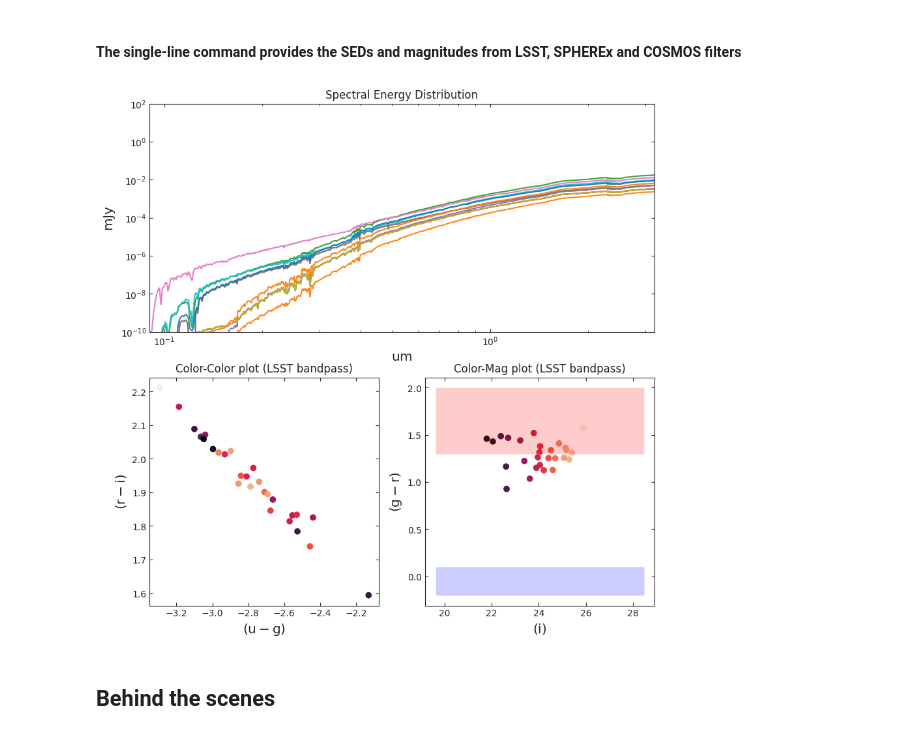
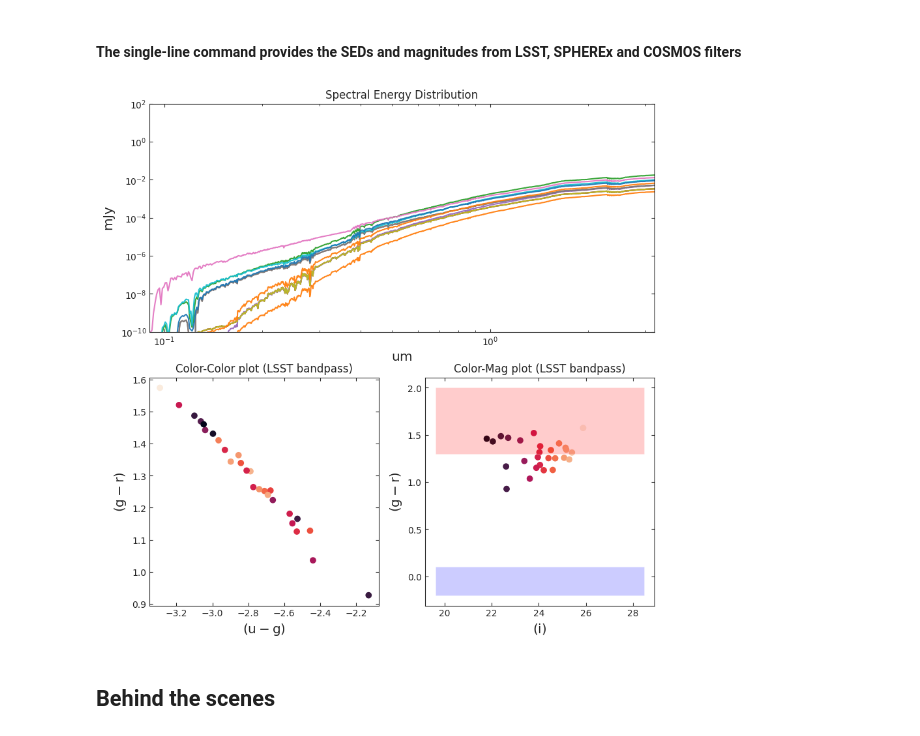
Before and after one commit to nesar/watercolor, a Jupyter notebook: nbs/index.ipynb, the cells around one changed output. Drawn from its saved outputs; the diff is of its cells as text; code cells hidden in the pictures.

```diff
--- a/nbs/index.ipynb
+++ b/nbs/index.ipynb
@@ -79,36 +79,36 @@ ax2.set_title('Color-Mag plot (LSST bandpass)')
 
 np.random.seed(2)
 for gal_id in np.random.randint(0, final_sed_mJy.shape[0], 12):
     ax0.plot(final_wave_um[gal_id], final_sed_mJy[gal_id], label=str(gal_id), alpha=0.94)
 
 ax0.set_xlim(0.09, 3.2)
 ax0.set_ylim(1e-10, 1e2)
 ax0.set_xscale('log')
 ax0.set_yscale('log')
 
 ax0.set_xlabel(r'${\rm um}$', fontsize = 'x-large')
 ax0.set_ylabel(r'${\rm mJy}$', fontsize = 'x-large')
 # ax[0].legend(fontsize='x-large', ncol=3, title='Galaxy number')
 
 u, g, r, i, z, Y = lsst_mags.T
 
-ax1.scatter(u-g, r-i, c=Y)
+ax1.scatter(u-g, g-r, c=Y)
 ax1.set_xlabel(r'${\rm (u-g)}$', fontsize = 'x-large')
-ax1.set_ylabel(r'${\rm (r-i)}$', fontsize = 'x-large')
+ax1.set_ylabel(r'${\rm (g-r)}$', fontsize = 'x-large')
 
 ax2.scatter(i, g-r, c=u)
 ax2.set_xlabel(r'${\rm (i)}$', fontsize = 'x-large')
 ax2.set_ylabel(r'${\rm (g-r)}$', fontsize = 'x-large')
 # ax[2].axhline(y=1.3, color='red')
 # ax[2].axhline(y=0.1, color='blue')
 ax2.fill_between( np.linspace(0.9*i.min(), 1.1*i.max(), 100), 1.3, 2.0,  facecolor='red', alpha=0.2, interpolate=True)
 ax2.fill_between( np.linspace(0.9*i.min(), 1.1*i.max(), 100), -0.2, 0.1,  facecolor='blue', alpha=0.2, interpolate=True)
 
 
 
 plt.show()
 # %% [output]
-[figure, old version]
+[figure, new version]
 # %%
 #| hide
 
```
Also changed, not shown: 2 other files.
